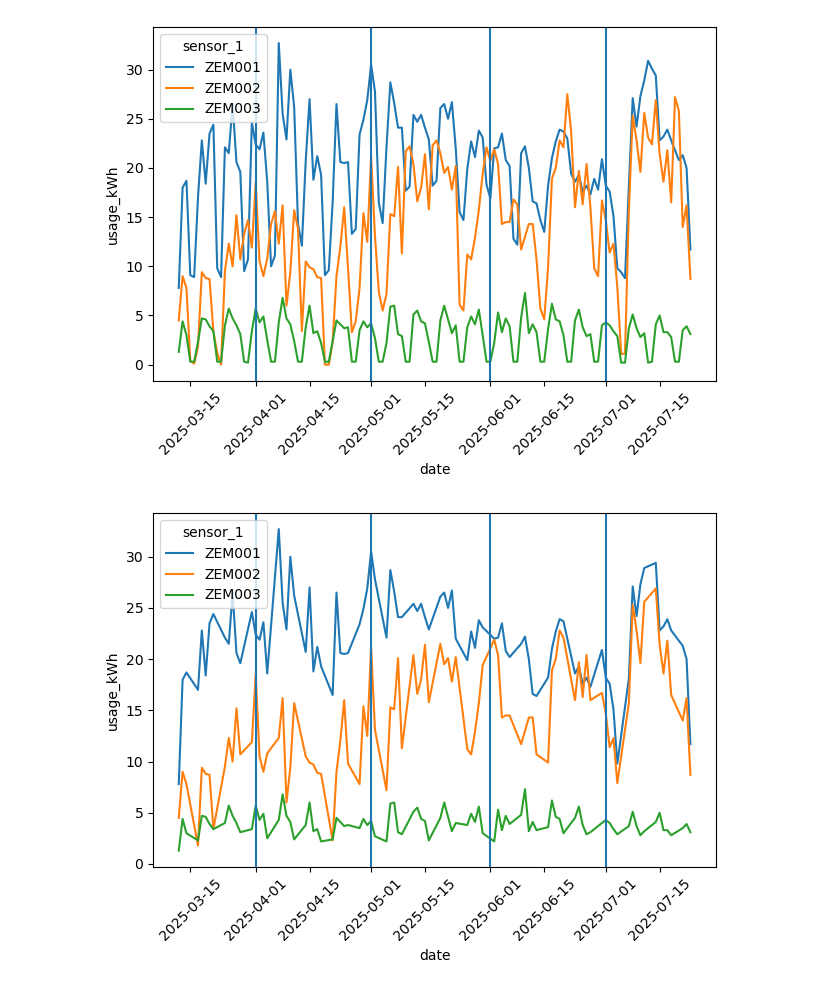
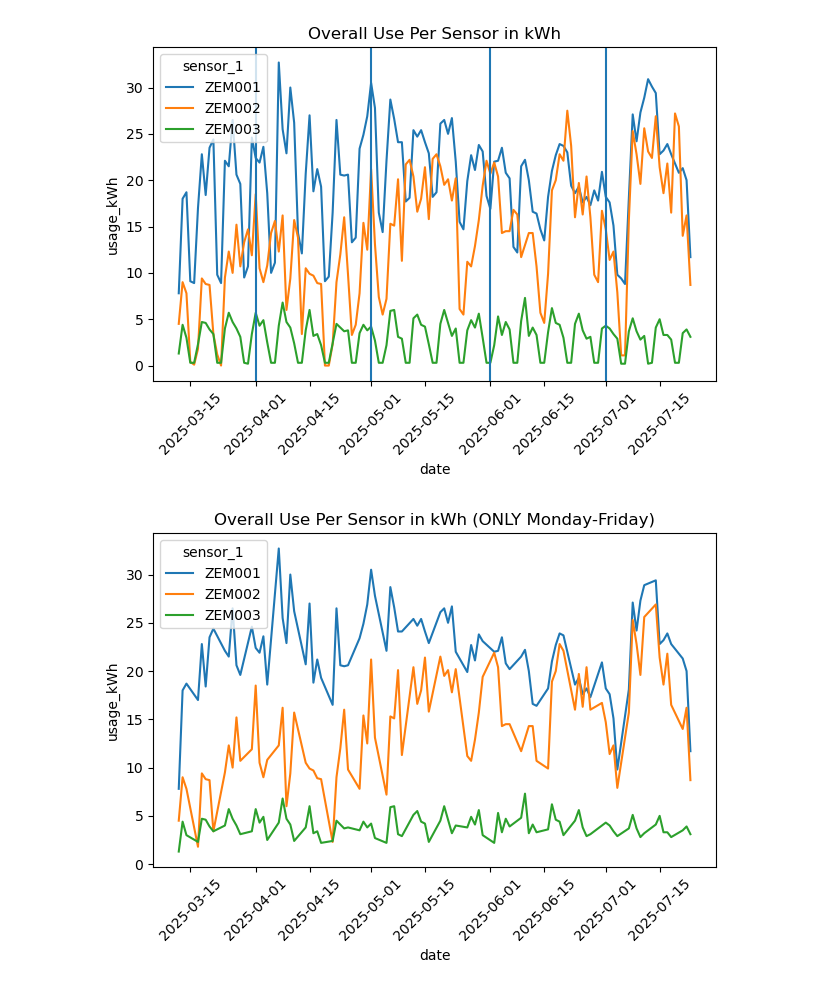
Before and after one commit to HudsonM64/ApleonaInterns2025, a Jupyter notebook: zem_week_analysis.ipynb, the cells around one changed output. Cells and saved outputs as stored; diff of their text form; code cells hidden in the pictures.

```diff
--- a/zem_week_analysis.ipynb
+++ b/zem_week_analysis.ipynb
@@ -52,17 +38,15 @@ plt.axvline(datetime.datetime.strptime("2025-05-01", "%Y-%m-%d"))
 plt.axvline(datetime.datetime.strptime("2025-06-01", "%Y-%m-%d"))
 plt.axvline(datetime.datetime.strptime("2025-07-01", "%Y-%m-%d"))
 plt.xticks(rotation=45)
+plt.title("Overall Use Per Sensor in kWh")
 plt.tight_layout()
 # %% [output]
-[figure, old version]
+[figure, new version]
 # %%
 df1 = df[(df["sensor_2"].isin(["DB04", "DB05"])) & (df["day_of_week_str"].isin(["Monday", "Tuesday", "Wednesday", "Thursday", "Friday"]))]
 sns.lineplot(data=df1, x="date", y="usage_kWh", hue="sensor_1")
-plt.axvline(datetime.datetime.strptime("2025-04-01", "%Y-%m-%d"))
-plt.axvline(datetime.datetime.strptime("2025-05-01", "%Y-%m-%d"))
-plt.axvline(datetime.datetime.strptime("2025-06-01", "%Y-%m-%d"))
-plt.axvline(datetime.datetime.strptime("2025-07-01", "%Y-%m-%d"))
 plt.xticks(rotation=45)
+plt.title("Overall Use Per Sensor in kWh (ONLY Monday-Friday)")
 plt.tight_layout()
 # %% [output]
-[figure, old version]
+[figure, new version]
```
Also changed, not shown: parts of 7 cells of this notebook, 3 other files.
